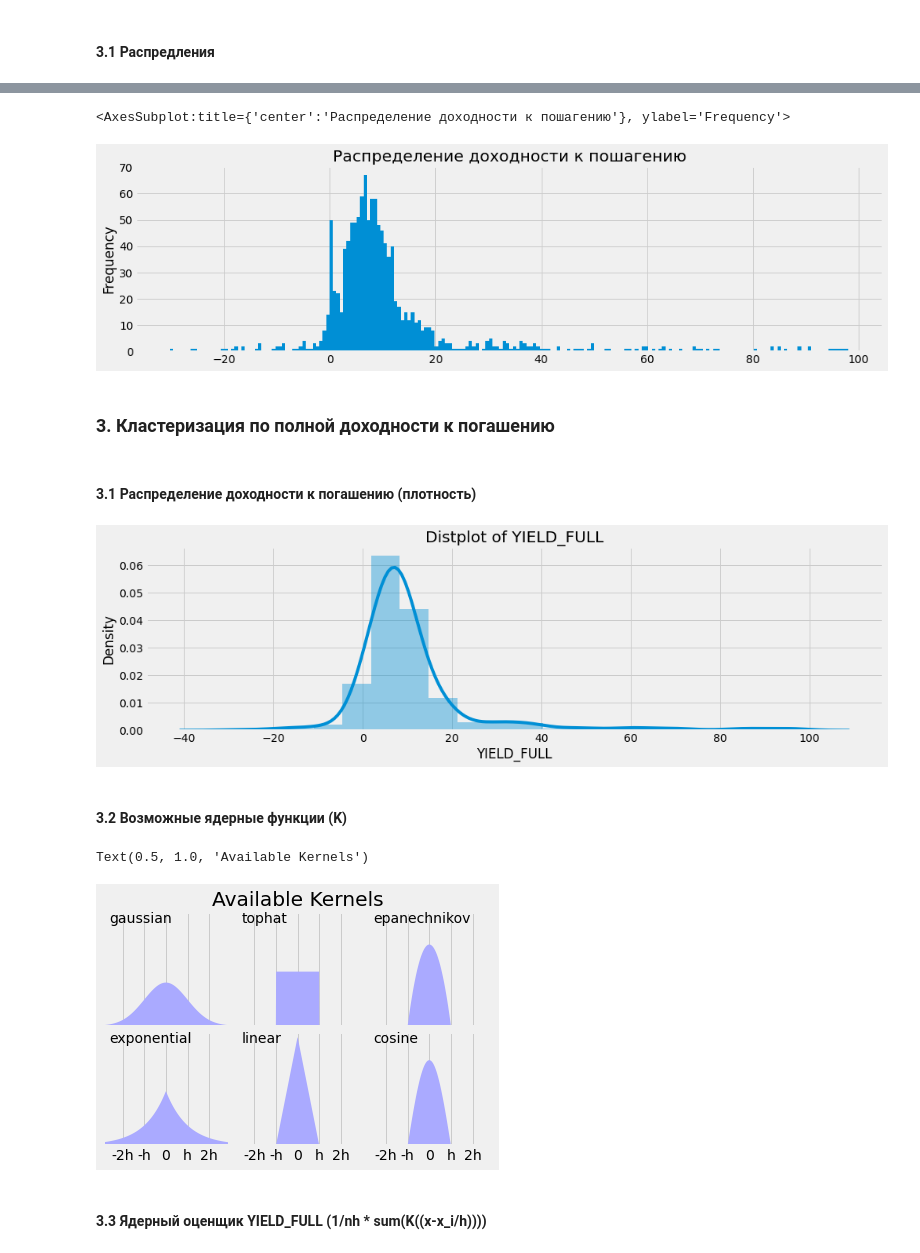
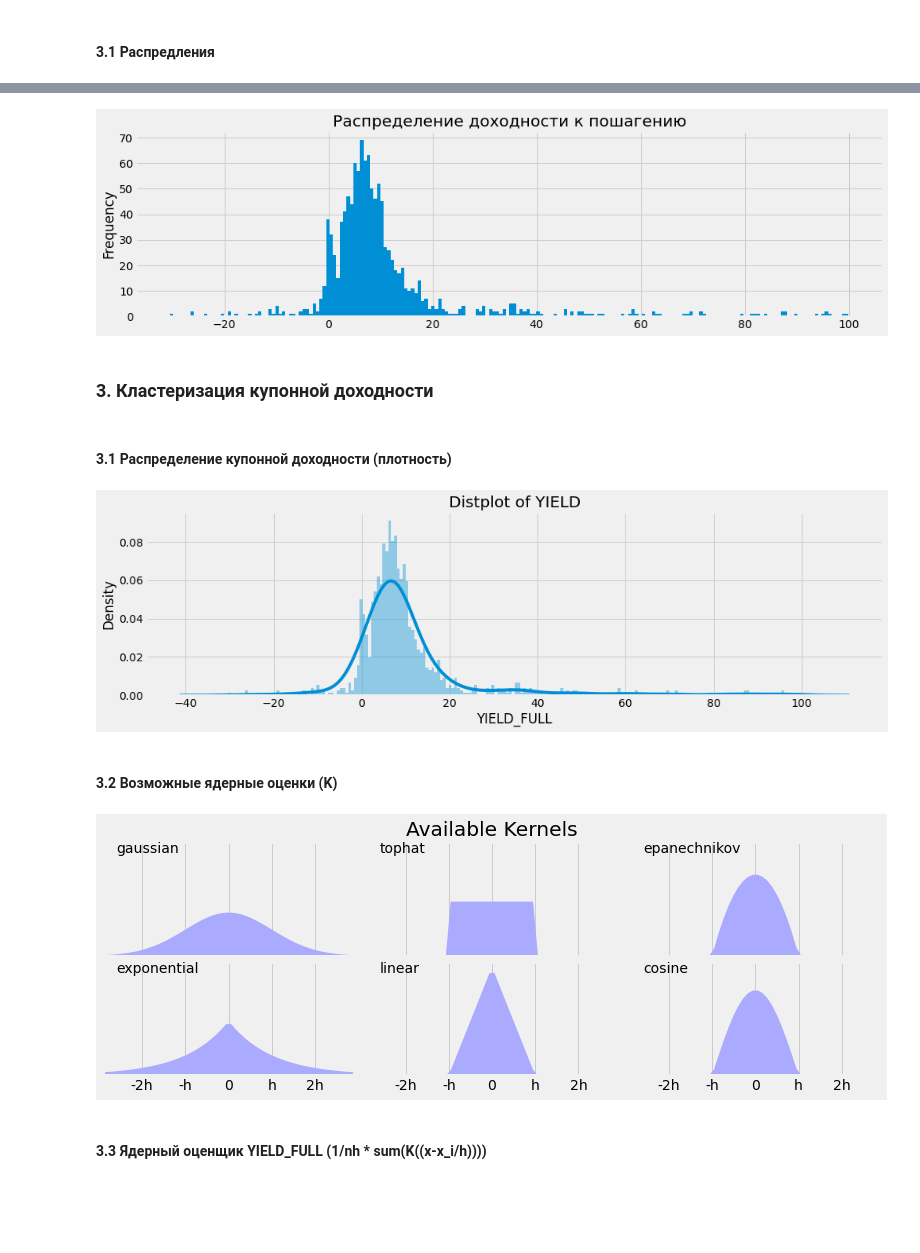
Before and after one commit to egordeev-ds/Financial-analysis-of-the-Russian-bond-market, a Jupyter notebook: 2.Russian_bond_market_analyses.ipynb, the cells around one changed output, grey strips where cells are left out. Cells and saved outputs as stored; diff of their text form; code cells hidden in the pictures; blank space fills up the shorter version.

```diff
--- a/2.Russian_bond_market_analyses.ipynb
+++ b/2.Russian_bond_market_analyses.ipynb
@@ -67,7 +68,6 @@ def type_changer(x):
         x_new_type = x
     return x_new_type
 
-
 #перевод строковых данных в числовые
 for col in ['INITIAL_NOMINAL_VALUE', 'COUPONPERCENT', 'COUPONVALUE',
             'COUPONDAYSPASSED', 'COUPONDAYSREMAIN','COUPONLENGTH', 'PRICE_RUB']:
@@ -79,6 +79,7 @@ for col in ['COUPONDATE_NEXT','ISSUEDATE', 'REDEMPTIONDATE']:
 
 #типы данных после исправления
 print('Типы данных после исправления:\n',df_2.dtypes, '\n')
+
 # 4. Обработка пропусков
 
 #кол-во строк до обработки пропусков
@@ -90,7 +91,7 @@ df_2['COUPONPERCENT'].replace(np.nan,0,inplace = True) # COUPONPERCENT - про
 
 #замена прпоусков у купона в абсолбтном выражении
 condition = (df_2['COUPONPERCENT'].notna()) & (df_2['COUPONVALUE'].isna()) & (df_2['COUPONFREQUENCY'].notna())
-df_2['COUPONVALUE'].loc[condition] = (df_2['COUPONPERCENT']*df_2['INITIAL_NOMINAL_VALUE'])/df_2['COUPONFREQUENCY']# COUPONVALUE - вычисляем по формуле
+df_2['COUPONVALUE'].loc[condition] = ((df_2['COUPONPERCENT']*df_2['INITIAL_NOMINAL_VALUE'])/df_2['COUPONFREQUENCY'])/100 # COUPONVALUE - вычисляем по формуле
 
 #удаление пропусков в прочих колонках
 for col in ['COUPONFREQUENCY','COUPONDATE_NEXT','COUPONDAYSPASSED',
@@ -240,68 +241,68 @@ df_4['YIELD_FULL'].plot(kind = 'hist',
                    bins = 200,
                    title = 'Распределение доходности к пошагению',
                    xlabel = 'YIELD_FULL')
+plt.show()
 # %% [output]
-<AxesSubplot:title={'center':'Распределение доходности к пошагению'}, ylabel='Frequency'>
-[figure, old version]
+[figure, new version]
 # %% [markdown]
-### 3. Кластеризация по полной доходности к погашению
+### 3. Кластеризация купонной доходности
 # %%
 #параметры купонной доходности
-x_init = df_4['YIELD_FULL']
-X = x_init.values.reshape(-1, 1)
+X = df_4['YIELD_FULL'].values.reshape(-1, 1)
 # %% [markdown]
-#### 3.1 Распределение доходности к погашению (плотность)
+#### 3.1 Распределение купонной доходности (плотность)
 # %%
 #параметры графика
 plt.figure(figsize = (15,4))
-true_dens = sns.distplot(x_init,
-                         bins = 20,
-                         norm_hist = True).get_lines()[0].get_data()[1] #получение y точек плотности распредления
-plt.title(f'Distplot of {x_init.name}')
+true_dens = sns.distplot(df_4['YIELD_FULL'],bins = 200)
+plt.title(f'Distplot of YIELD')
 plt.show()
 # %% [output]
-[figure, old version]
+[figure, new version]
 # %% [markdown]
-#### 3.2 Возможные ядерные функции (K)
+#### 3.2 Возможные ядерные оценки (K)
 # %%
 #входные параметры
-X_plot = np.linspace(-6, 6, len(X))[:, None]
+X_plot = np.linspace(np.min(X), np.max(X), len(X)).reshape(-1,1)
 X_src = np.zeros((1, 1))
 kernels = ["gaussian", "tophat", "epanechnikov", "exponential", "linear", "cosine"]
 
 #параметры гарфика
 fig, ax = plt.subplots(2, 3, sharex=True, sharey=True)
 fig.subplots_adjust(left=0.05, right=0.95, hspace=0.05, wspace=0.05)
 
 def format_func(x, loc):
     if x == 0:
         return "0"
     elif x == 1:
         return "h"
     elif x == -1:
         return "-h"
     else:
         return "%ih" % x
 
-#отрисовка плотностей доступных ядерных функций
+#отрисовка плотностей возможных ядерных оценок
 for i, kernel in enumerate(kernels):
 
     axi = ax.ravel()[i]
-    log_dens = KernelDensity(kernel=kernel).fit(X_src).score_samples(X_plot)
-    axi.fill(X_plot[:, 0], np.exp(log_dens), "-k", fc="#AAAAFF")
+    kde = KernelDensity(kernel=kernel).fit(X_src)
+    log_dens = kde.score_samples(X_plot)
+
+    axi.fill(X_plot, np.exp(log_dens), "-k", fc="#AAAAFF")
     axi.text(-2.6, 0.95, kernel)
 
     axi.xaxis.set_major_formatter(plt.FuncFormatter(format_func))
     axi.xaxis.set_major_locator(plt.MultipleLocator(1))
     axi.yaxis.set_major_locator(plt.NullLocator())
 
     axi.set_ylim(0, 1.05)
     axi.set_xlim(-2.9, 2.9)
 
+fig.set_size_inches([12,4])
 ax[0, 1].set_title("Available Kernels")
+plt.show()
 # %% [output]
-Text(0.5, 1.0, 'Available Kernels')
-[figure, old version]
+[figure, new version]
 # %% [markdown]
 #### 3.3 Ядерный оценщик YIELD_FULL (1/nh * sum(K((x-x_i/h))))
 # %%
```
Also changed, not shown: parts of 12 cells of this notebook, 1 other file.
